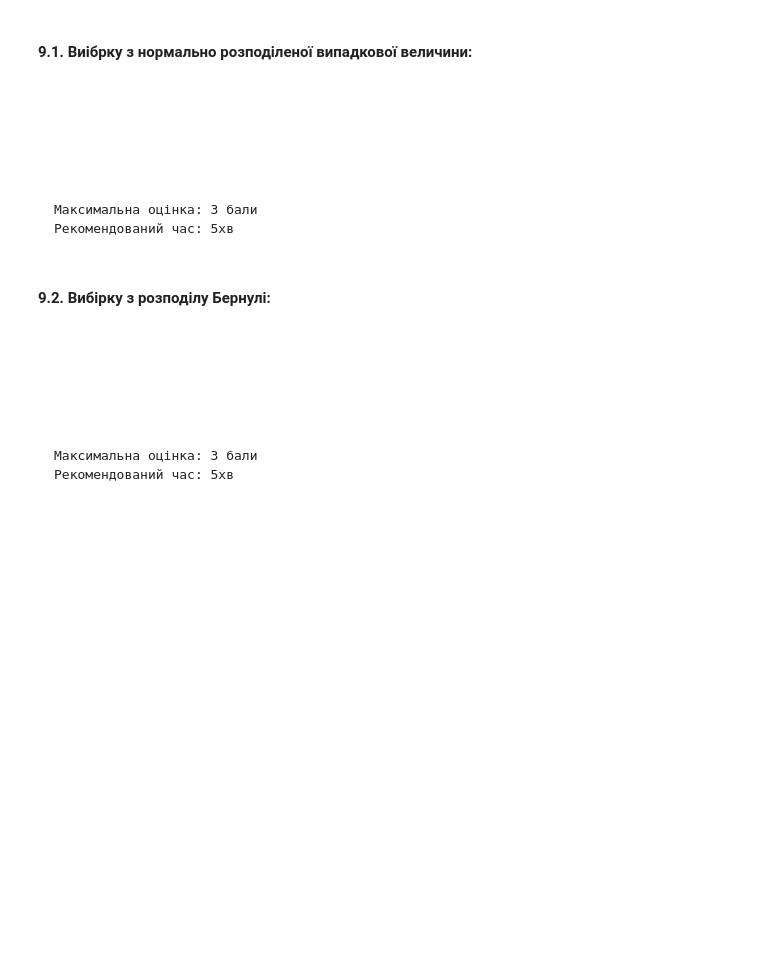
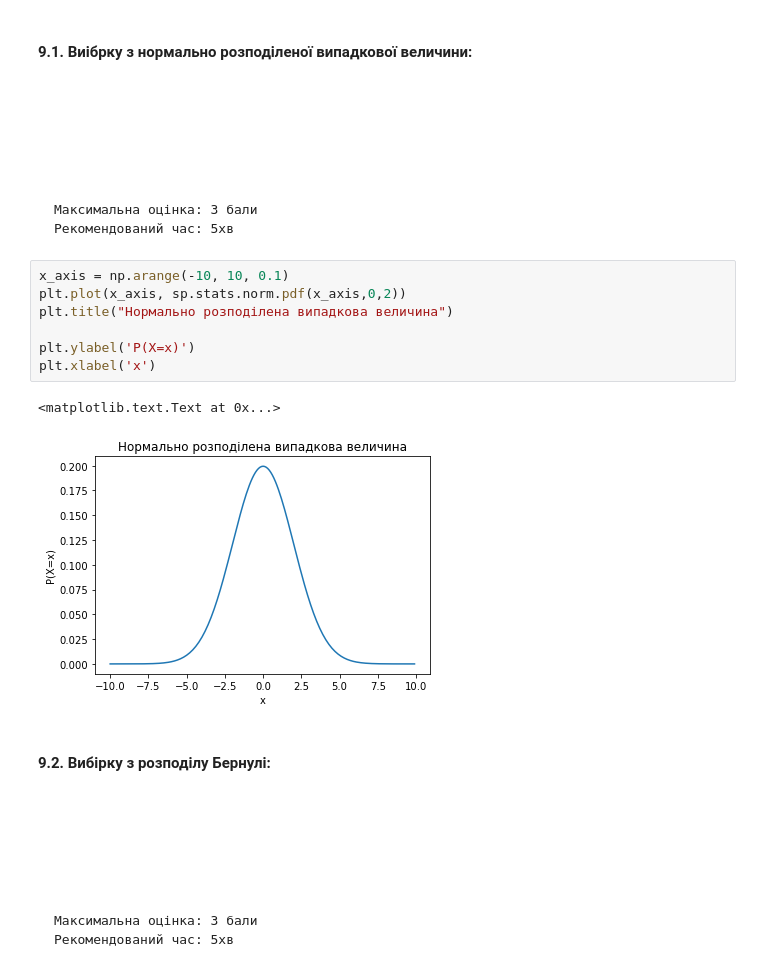
Before and after one commit to lluidesia/Liudmyla-Prysiazhna-DS100-Test-2_v2, a Jupyter notebook: DataRoot University DS100 Test #2_v1.ipynb, the cells around one changed output. Drawn from its saved outputs; the diff is of its cells as text; blank space fills up the shorter version.

````diff
--- a/DataRoot University DS100 Test #2_v1.ipynb
+++ b/DataRoot University DS100 Test #2_v1.ipynb
@@ -580,6 +580,16 @@ Name: animal, dtype: object
 Максимальна оцінка: 3 бали
 Рекомендований час: 5хв
 ```
+# %%
+x_axis = np.arange(-10, 10, 0.1)
+plt.plot(x_axis, sp.stats.norm.pdf(x_axis,0,2))
+plt.title("Нормально розподілена випадкова величина")
+
+plt.ylabel('P(X=x)')
+plt.xlabel('x')
+# %% [output]
+<matplotlib.text.Text at 0x...>
+[figure, added]
 # %% [markdown]
 #### 9.2. Вибірку з розподілу Бернулі:
 ```
````
Also changed, not shown: parts of 3 cells of this notebook.
